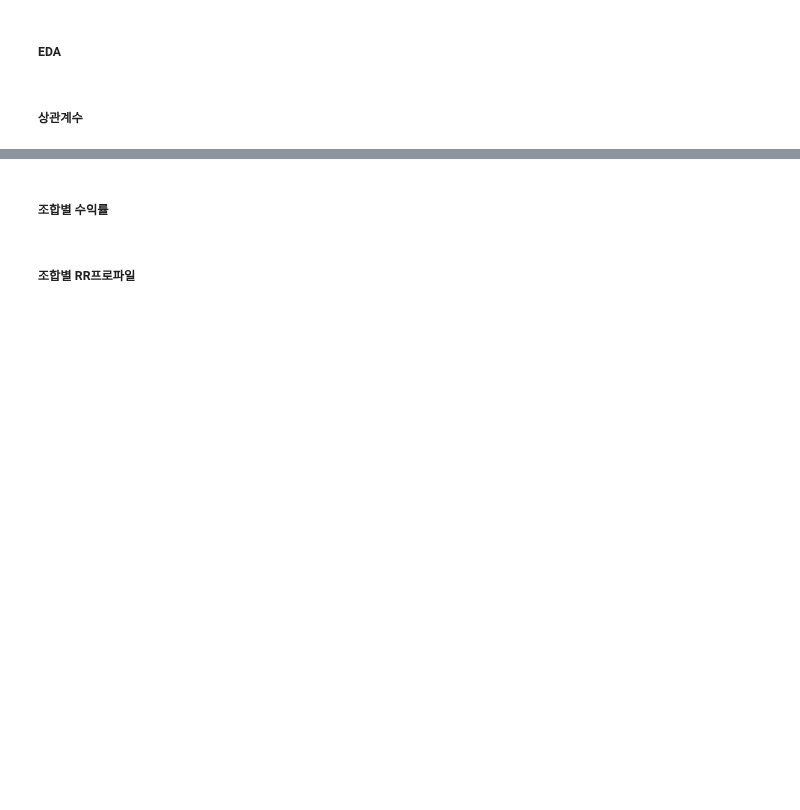
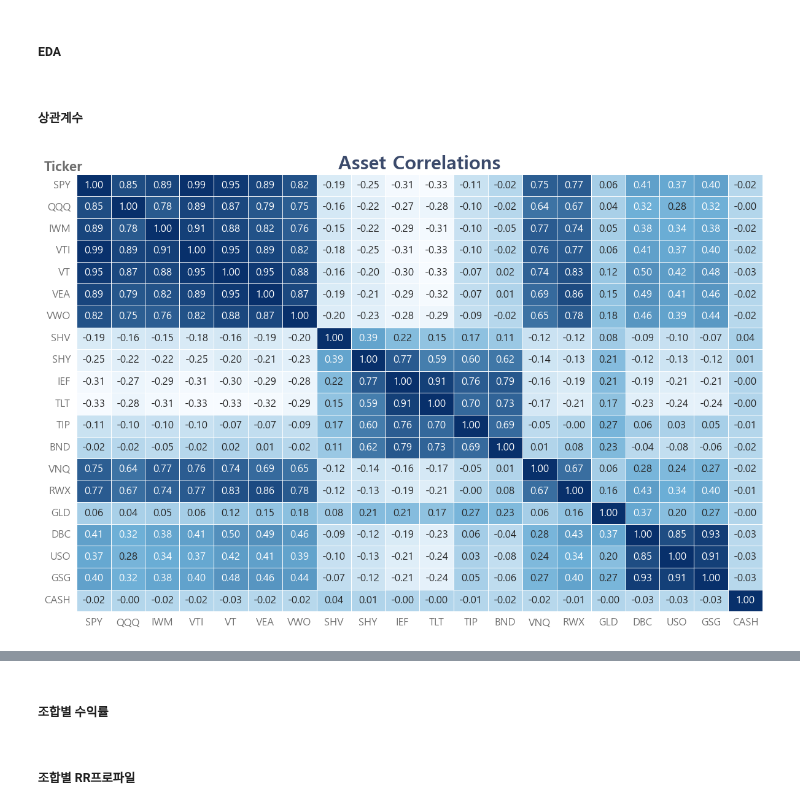
Before and after one commit to sdjhs0327/ws_fn, a Jupyter notebook: strategy/99_02_Report_RRP.ipynb, the cells around one changed output, grey strips where cells are left out. Drawn from its saved outputs; the diff is of its cells as text; code cells hidden in the pictures; blank space fills up the shorter version.

```diff
--- a/strategy/99_02_Report_RRP.ipynb
+++ b/strategy/99_02_Report_RRP.ipynb
@@ -115,6 +115,24 @@ ticker_B = 'TLT'
 
 corrset = dataset.pct_change().corr()
 corrsemi = datasemi.pct_change().corr()
+# %%
+# 히트맵 시각화
+plt.figure(figsize=figsize)
+
+custom_colors = ["#F7FBFF", "#6BAED6", "#08306B"]
+custom_cmap = LinearSegmentedColormap.from_list("custom", custom_colors)
+
+sns.heatmap(corrset, annot=True, cmap=custom_cmap, fmt='.2f',
+            linewidths=0.5, cbar_kws={"shrink": .8}, cbar=False, annot_kws={"size": 12})
+plt.title('Asset Correlations', fontsize=22, fontweight="bold", color=color_basic)
+plt.ylabel("Ticker", fontsize=16, labelpad=-45, fontweight="bold", color=color_around, loc="top", rotation=0)
+plt.xlabel("")
+plt.yticks(rotation=0, fontsize=12, color=color_around)
+plt.xticks(rotation=0, fontsize=12, color=color_around)
+plt.tight_layout()
+plt.show()
+# %% [output]
+[figure, added]
 # %%
 # 히트맵 시각화
 plt.figure(figsize=figsize)
```
Also changed, not shown: parts of 2 cells of this notebook, 1 other file.
